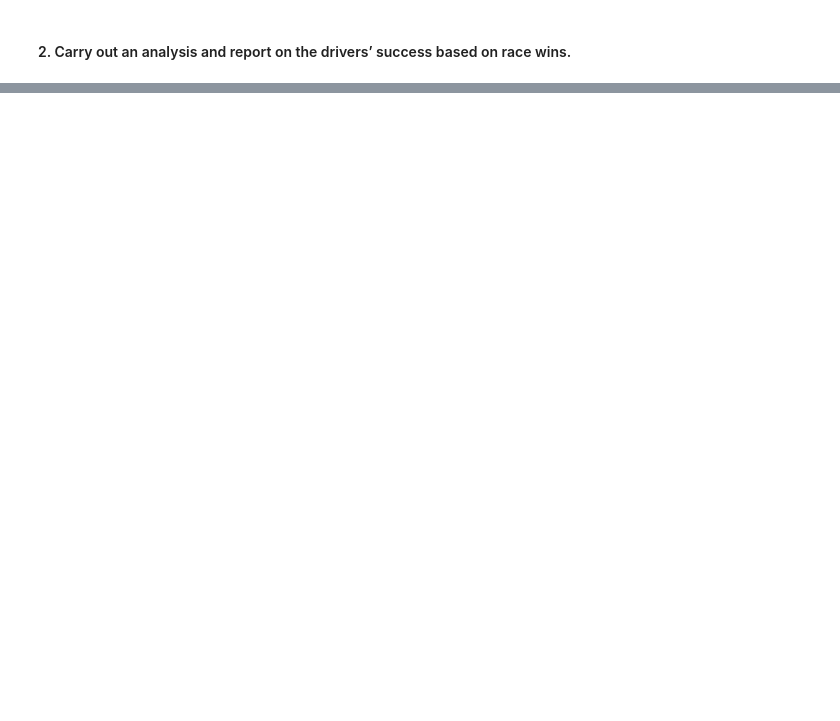
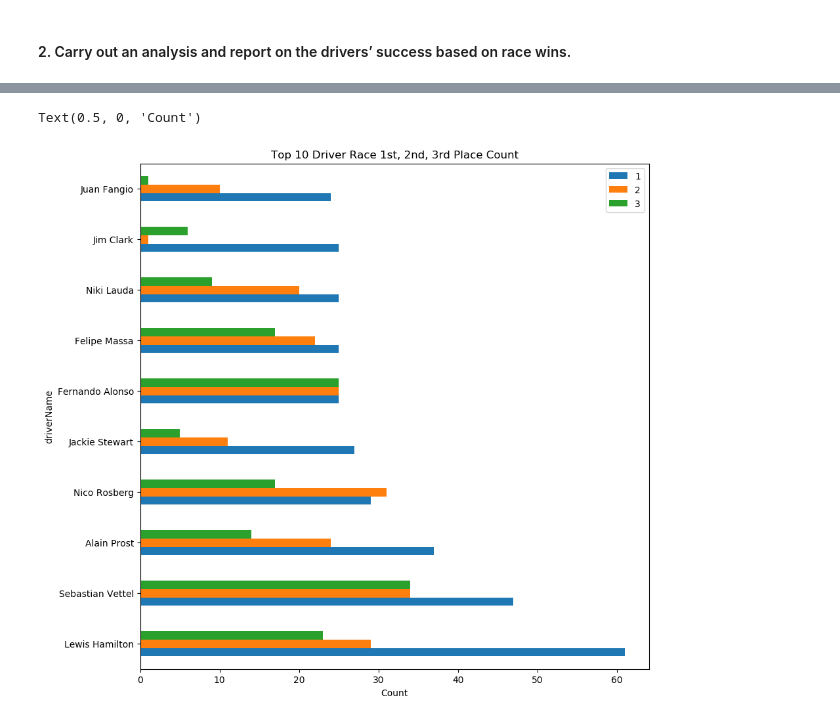
Before and after one commit to yuminghuang23/f1-Data-Analysis, a Jupyter notebook: Tasks - Data Analyst Assignment.ipynb, the cells around one changed output, grey strips where cells are left out. Cells and saved outputs as stored; diff of their text form; code cells hidden in the pictures; blank space fills up the shorter version.

```diff
--- a/Tasks - Data Analyst Assignment.ipynb
+++ b/Tasks - Data Analyst Assignment.ipynb
@@ -298,0 +338,6 @@ fig.savefig(graph_path+"Constructor Championship Win Rate from 1950 vs from 1958
+# %%
+# reorder the table based on the reordered cols
+driver_wins = pd.DataFrame(results_drivers_lists).loc[:, cols]
+# %%
+# merge with driver to get more detail
+driver_wins = driver_wins.merge(drivers, on='driverId')
@@ -298,0 +346,4 @@ fig.savefig(graph_path+"Constructor Championship Win Rate from 1950 vs from 1958
+# %%
+driver_season_appearance = results_drivers.groupby(['driverId','raceId']).min().groupby('driverId')['resultId'].count(
+    ).reset_index(name='appearances')
+driver_season_appearance
@@ -298,0 +376,11 @@ fig.savefig(graph_path+"Constructor Championship Win Rate from 1950 vs from 1958
+# %%
+# merge with 2 tables, so we have both win times and appearances
+driver_wins_final = driver_wins.merge(driver_season_appearance, on='driverId')
+# add win rate
+driver_wins_final['winRate'] = driver_wins_final['1']/driver_wins_final['appearances']
+# combine name
+driver_wins_final['driverName'] = driver_wins_final['forename'] + ' ' + driver_wins_final['surname']
+# remove not required columns
+del driver_wins_final['forename']
+del driver_wins_final['surname']
+del driver_wins_final['url']
@@ -298,0 +406,9 @@ fig.savefig(graph_path+"Constructor Championship Win Rate from 1950 vs from 1958
+# %%
+ax = driver_wins_final.sort_values(['1','2','3'], ascending=False).head(10).plot.barh(x='driverName', y= ['1', '2', '3'],
+                                    title='Top 10 Driver Race 1st, 2nd, 3rd Place Count', figsize=(10,10))
+ax.set_xlabel('Count')
+fig = ax.get_figure()
+fig.savefig(graph_path+"Top 10 Driver Race 1st, 2nd, 3rd Place Count.png", dpi=300, bbox_inches = "tight")
+# %% [output]
+Text(0.5, 0, 'Count')
+[figure, added]
```
Also changed, not shown: parts of 46 cells of this notebook, 13 other files.
